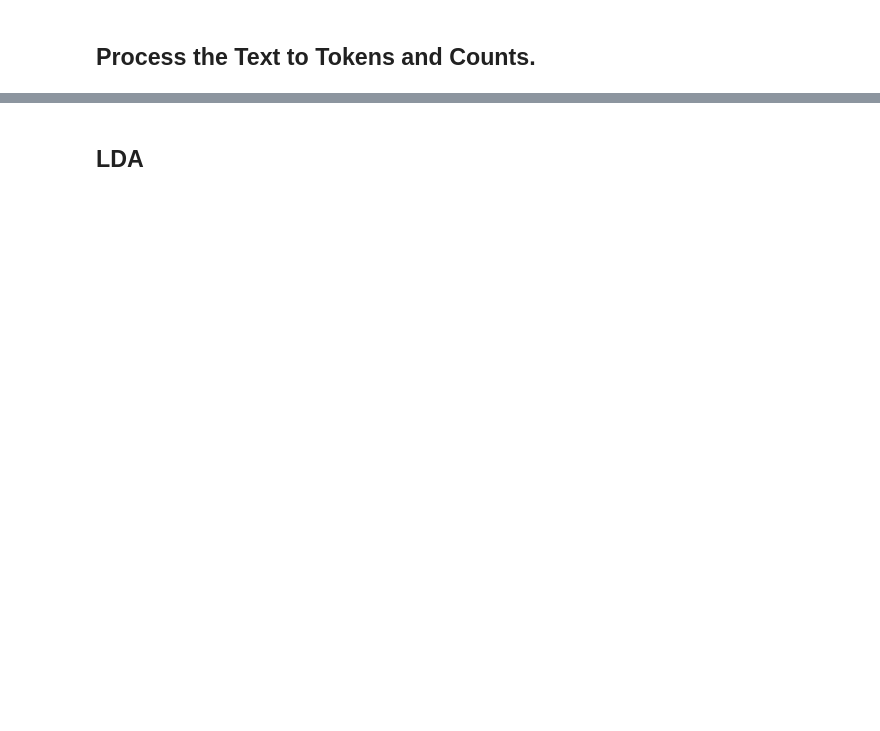
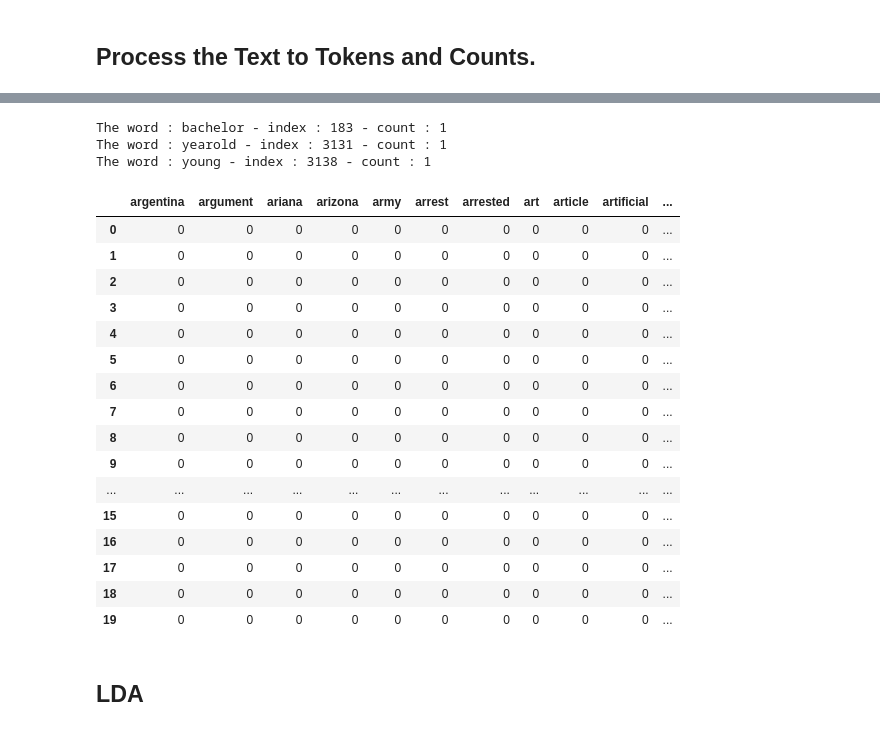
Before and after one commit to sowmyarshetty/NNClass, a Jupyter notebook: Latent_Dirichlet_Allocation.ipynb, the cells around one changed output, grey strips where cells are left out. Saved outputs shown, nothing was run; the diff lists cells and outputs as text; code cells hidden in the pictures; blank space fills up the shorter version.

```diff
--- a/Latent_Dirichlet_Allocation.ipynb
+++ b/Latent_Dirichlet_Allocation.ipynb
@@ -39,6 +39,6 @@ To: /content/news_article.csv
 | 4 | 'Welcome To Hell': Rio Police War... |
 # %%
 # Load the news_articles.csv into a DataFrame.
-news_articles_df = pd.read_csv('Resources/news_articles.csv')
+# news_articles_df = pd.read_csv('Resources/news_articles.csv')
 # Display the first 20 headlines
 news_articles_df.head(10)
@@ -51,0 +71,5 @@ news_articles_df.info()
+# %%
+# Remove digits and non-alphabetic characters
+#lamba func is 2 parts , lamba variable : expression
+news_articles_df["headline"] = news_articles_df["headline"].apply(lambda x: re.sub(r"[^a-zA-Z\s ]","",str(x)))
+news_articles_df.head()
@@ -58,2 +93,4 @@ cv
 # %%
 # Get the headlines.
+headlines = news_articles_df["headline"]
+headlines
@@ -60,5 +112,7 @@ cv
 # %%
 # Transform each row from the headlines Series to a DTM.
-
+#DTM - Document Term Matrix . How much a specific term appears in the entire collection of documents
+dtm = cv.fit_transform(headlines)
 # Get the shape of the DTM.
 print(dtm.shape)
+#rows and columns
@@ -74,19 +163,44 @@ print(dtm.toarray()[0][:500])
 # %%
 # Get the feature names (words) from the CountVectorizer
-
+feature_names = cv.get_feature_names_out()
 
 # Get all the non-zero elements from the first row.
-
+non_zero_elements = dtm.toarray()[0]
 
 # Get the indices for each non-zero element.
-
+non_zero_indices = non_zero_elements.nonzero()[0]
 
 # Print out the word and the number of times the word is in the row.
+for i in non_zero_indices:
+   print(f"The word : {feature_names[i]} - index : {i} - count : {non_zero_elements[i]}")
+# %% [output]
+The word : bachelor - index : 183 - count : 1
+The word : yearold - index : 3131 - count : 1
+The word : young - index : 3138 - count : 1
 # %%
 # Convert the DTM to a DataFrame
 
-
+dtm_df = pd.DataFrame(dtm.toarray(),columns=cv.get_feature_names_out())
 # Display some random columns and the first 20 rows of the DataFrame.
+dtm_df.iloc[:,133:149:].head(20)
+# %% [output]
+|  | argentina | argument | ariana | arizona | army | arrest | arrested | art | article | artificial | ... |
+| 0 | 0 | 0 | 0 | 0 | 0 | 0 | 0 | 0 | 0 | 0 | ... |
+| 1 | 0 | 0 | 0 | 0 | 0 | 0 | 0 | 0 | 0 | 0 | ... |
+| 2 | 0 | 0 | 0 | 0 | 0 | 0 | 0 | 0 | 0 | 0 | ... |
+| 3 | 0 | 0 | 0 | 0 | 0 | 0 | 0 | 0 | 0 | 0 | ... |
+| 4 | 0 | 0 | 0 | 0 | 0 | 0 | 0 | 0 | 0 | 0 | ... |
+| 5 | 0 | 0 | 0 | 0 | 0 | 0 | 0 | 0 | 0 | 0 | ... |
+| 6 | 0 | 0 | 0 | 0 | 0 | 0 | 0 | 0 | 0 | 0 | ... |
+| 7 | 0 | 0 | 0 | 0 | 0 | 0 | 0 | 0 | 0 | 0 | ... |
+| 8 | 0 | 0 | 0 | 0 | 0 | 0 | 0 | 0 | 0 | 0 | ... |
+| 9 | 0 | 0 | 0 | 0 | 0 | 0 | 0 | 0 | 0 | 0 | ... |
+| ... | ... | ... | ... | ... | ... | ... | ... | ... | ... | ... | ... |
+| 15 | 0 | 0 | 0 | 0 | 0 | 0 | 0 | 0 | 0 | 0 | ... |
+| 16 | 0 | 0 | 0 | 0 | 0 | 0 | 0 | 0 | 0 | 0 | ... |
+| 17 | 0 | 0 | 0 | 0 | 0 | 0 | 0 | 0 | 0 | 0 | ... |
+| 18 | 0 | 0 | 0 | 0 | 0 | 0 | 0 | 0 | 0 | 0 | ... |
+| 19 | 0 | 0 | 0 | 0 | 0 | 0 | 0 | 0 | 0 | 0 | ... |
 # %% [markdown]
 ## LDA
 # %%
```
Also changed, not shown: parts of 13 cells of this notebook.
